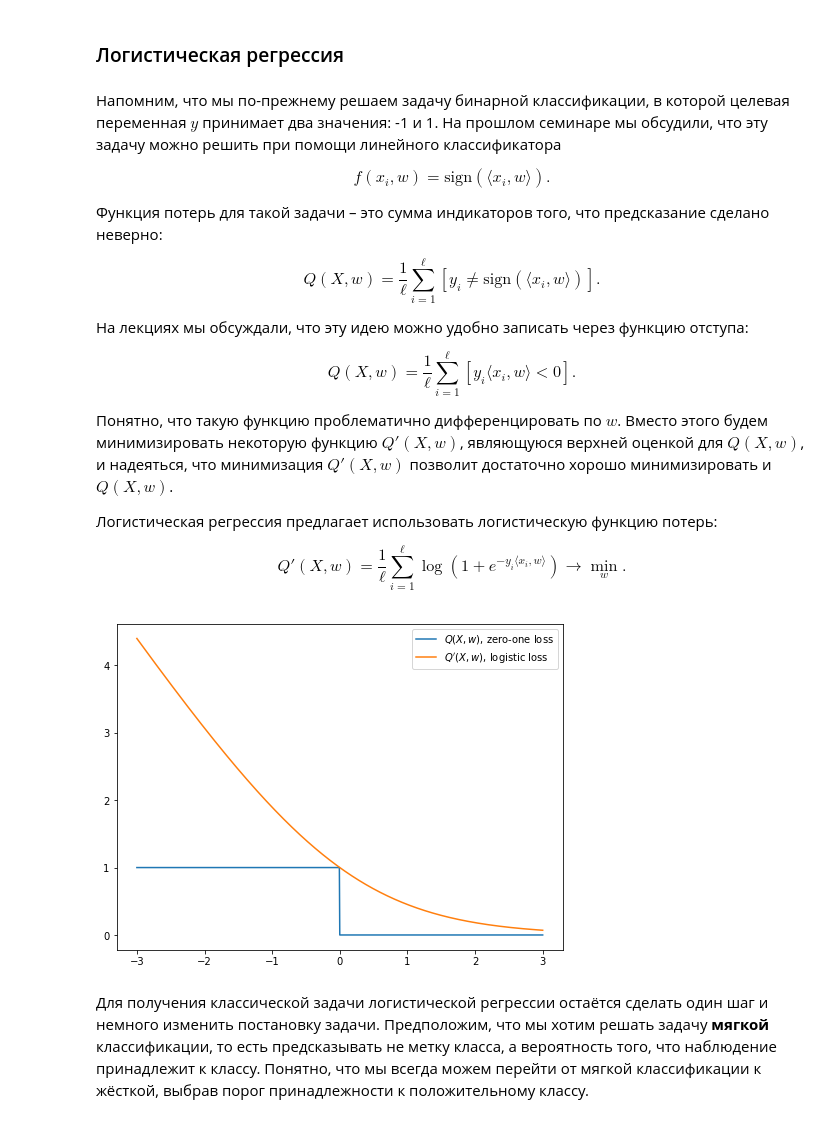
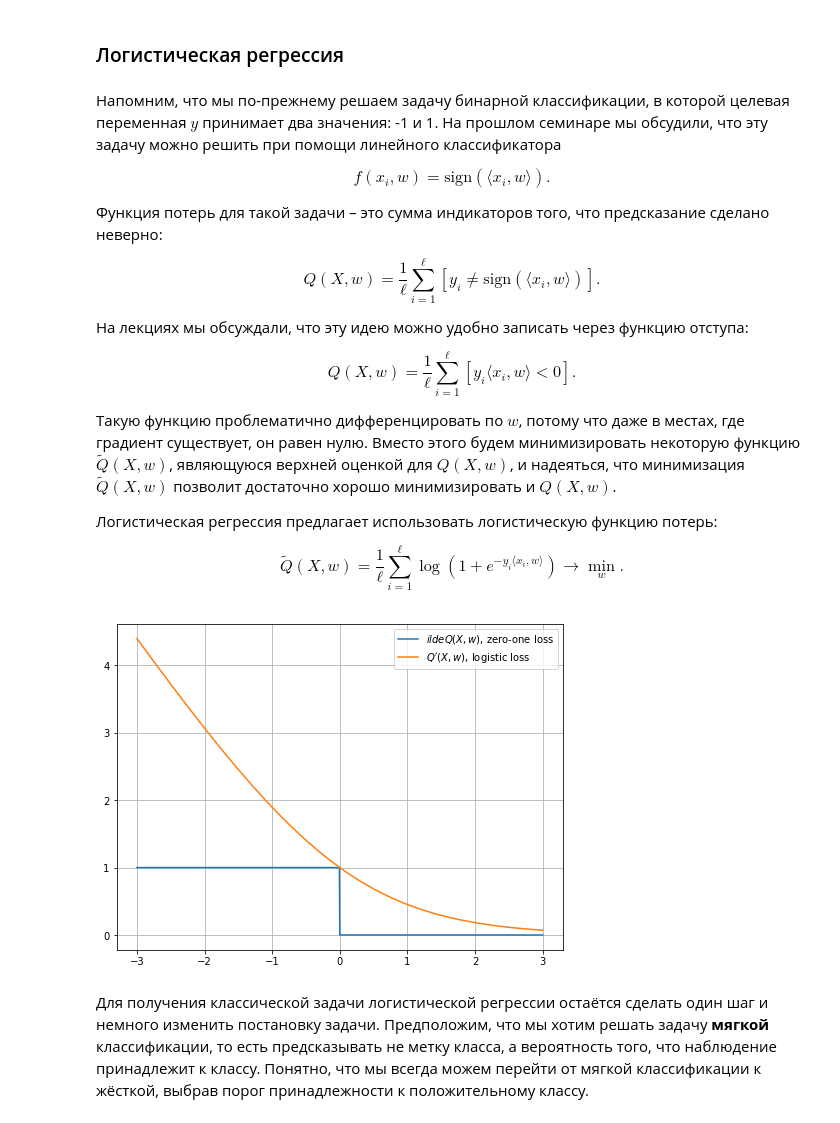
Before and after one commit to hse-ds/iad-intro-ds, a Jupyter notebook: 2021/seminars/sem09_logit_svm/sem09_logit_svm.ipynb, the cells around one changed output. Drawn from its saved outputs; the diff is of its cells as text; code cells hidden in the pictures.

```diff
--- a/2021/seminars/sem09_logit_svm/sem09_logit_svm.ipynb
+++ b/2021/seminars/sem09_logit_svm/sem09_logit_svm.ipynb
@@ -30,11 +30,11 @@ $$
 Q(X, w) = \frac{1}{\ell}\sum_{i = 1}^{\ell}[y_i \langle x_i, w \rangle < 0].
 $$
 
-Понятно, что такую функцию проблематично дифференцировать по $w$. Вместо этого будем минимизировать некоторую функцию $Q'(X, w)$, являющуюся верхней оценкой для $Q(X, w)$, и надеяться, что минимизация $Q'(X, w)$ позволит достаточно хорошо минимизировать и $Q(X, w)$.
+Такую функцию проблематично дифференцировать по $w$, потому что даже в местах, где градиент существует, он равен нулю. Вместо этого будем минимизировать некоторую функцию $\tilde{Q}(X, w)$, являющуюся верхней оценкой для $Q(X, w)$, и надеяться, что минимизация $\tilde{Q}(X, w)$ позволит достаточно хорошо минимизировать и $Q(X, w)$.
 
 Логистическая регрессия предлагает использовать логистическую функцию потерь:
 
 $$
-Q'(X, w) = \frac{1}{\ell}\sum_{i = 1}^{\ell}\log(1 + e^{-y_i \langle x_i, w \rangle}) \rightarrow \min_w.
+\tilde{Q}(X, w) = \frac{1}{\ell}\sum_{i = 1}^{\ell}\log(1 + e^{-y_i \langle x_i, w \rangle}) \rightarrow \min_w.
 $$
 # %%
@@ -44,16 +44,17 @@ import matplotlib.pyplot as plt
 # %%
 x = np.concatenate((np.linspace(-3, 0, 500), np.linspace(0, 3, 500)))
 np.random.seed(123)
 y = np.ones(1000)
 w = np.ones(1000)
 M = y * x * w
 
 plt.figure(figsize = (8, 6))
-_ = plt.plot(x * w, x < 0, label = '$Q(X, w)$, zero-one loss')
-_ = plt.plot(M, np.log2(1 + np.exp(-M)), label = "$Q'(X, w)$, logistic loss")
-_ = plt.legend()
+plt.plot(x * w, x < 0, label = "$\tilde{Q}(X, w)$, zero-one loss")
+plt.plot(M, np.log2(1 + np.exp(-M)), label = "$Q'(X, w)$, logistic loss")
+plt.grid()
+plt.legend();
 # %% [output]
-[figure, old version]
+[figure, new version]
 # %% [markdown]
 Для получения классической задачи логистической регрессии остаётся сделать один шаг и немного изменить постановку задачи. Предположим, что мы хотим решать задачу **мягкой** классификации, то есть предсказывать не метку класса, а вероятность того, что наблюдение принадлежит к классу. Понятно, что мы всегда можем перейти от мягкой классификации к жёсткой, выбрав порог принадлежности к положительному классу.
 # %% [markdown]
```
Also changed, not shown: parts of 8 cells of this notebook.
